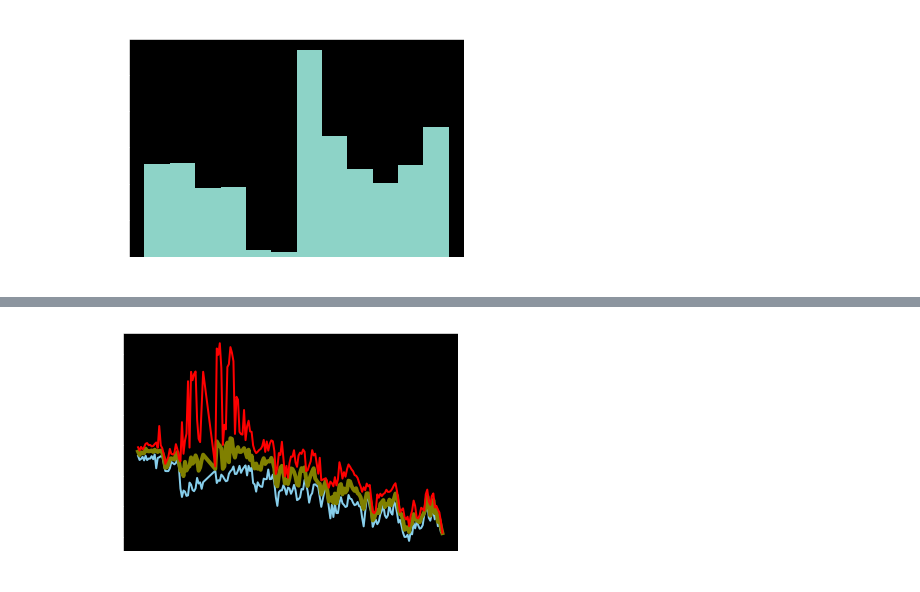
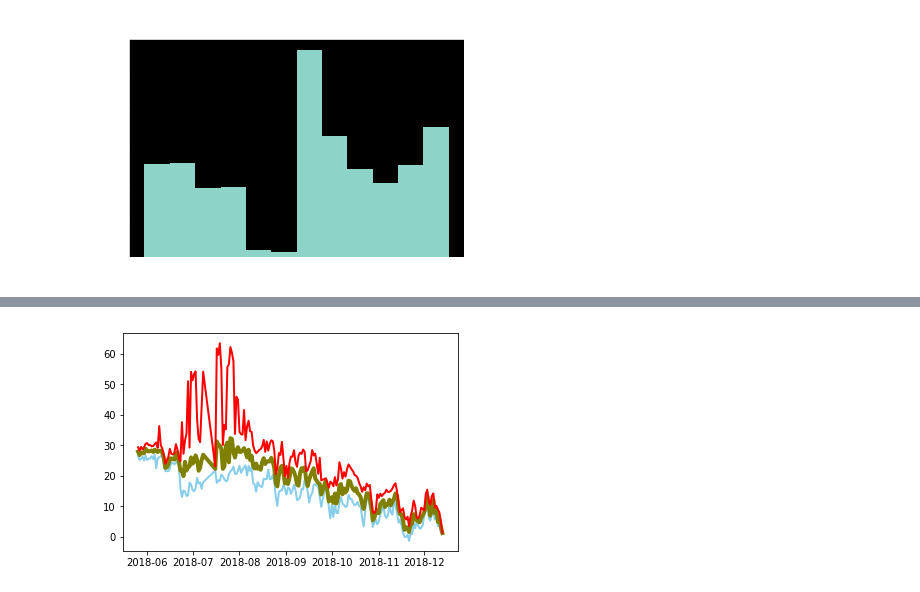
Before and after one commit to VectorWisdom/ml-practicing, a Jupyter notebook: homesensors/analyse.ipynb, the cells around one changed output, grey strips where cells are left out. Saved outputs shown, nothing was run; the diff lists cells and outputs as text; code cells hidden in the pictures.

```diff
--- a/homesensors/analyse.ipynb
+++ b/homesensors/analyse.ipynb
@@ -17,8 +22,8 @@ ModuleNotFoundError: No module named 'preprocess'
 import numpy as np
 import pandas as pd
 import matplotlib.pyplot as plt
-
-filename = "C:/Users/wassfila/Projects/balcony_temperature.csv"
+# not local, not yet shared on github
+filename = "../balcony_temperature.csv"
 days = csv_2_days_map(filename)
 print(f"nb days loaded = {len(days)}")
 # %% [output]
@@ -54,6 +59,7 @@ plt.show()
 # %%
 series = days_to_array(np_days)
 
-plt.plot(series["min"])
+df = pd.DataFrame(series)
+df.plot('day', 'min')
 plt.show()
 # %% [output]
@@ -61,9 +66,0 @@ plt.show()
-# %%
-df = pd.DataFrame(  {
-                        't':series["day"],
-                        'mean':series["mean"],
-                        'min':series["min"],
-                        'max':series["max"]
-                    })
-df.plot('t', 'min')
-plt.show()
@@ -72,7 +67,7 @@ plt.show()
 # %%
-plt.plot( 't', 'min', data=df, marker='',  color='skyblue', linewidth=2)
-plt.plot( 't', 'mean', data=df, marker='', color='olive', linewidth=4)
-plt.plot( 't', 'max', data=df, marker='', color='red', linewidth=2)
+plt.plot( 'day', 'min', data=df, marker='',  color='skyblue', linewidth=2)
+plt.plot( 'day', 'mean', data=df, marker='', color='olive', linewidth=4)
+plt.plot( 'day', 'max', data=df, marker='', color='red', linewidth=2)
 plt.show()
 # %% [output]
-[figure, old version]
+[figure, new version]
```
Also changed, not shown: parts of 7 cells of this notebook, 11 other files.
